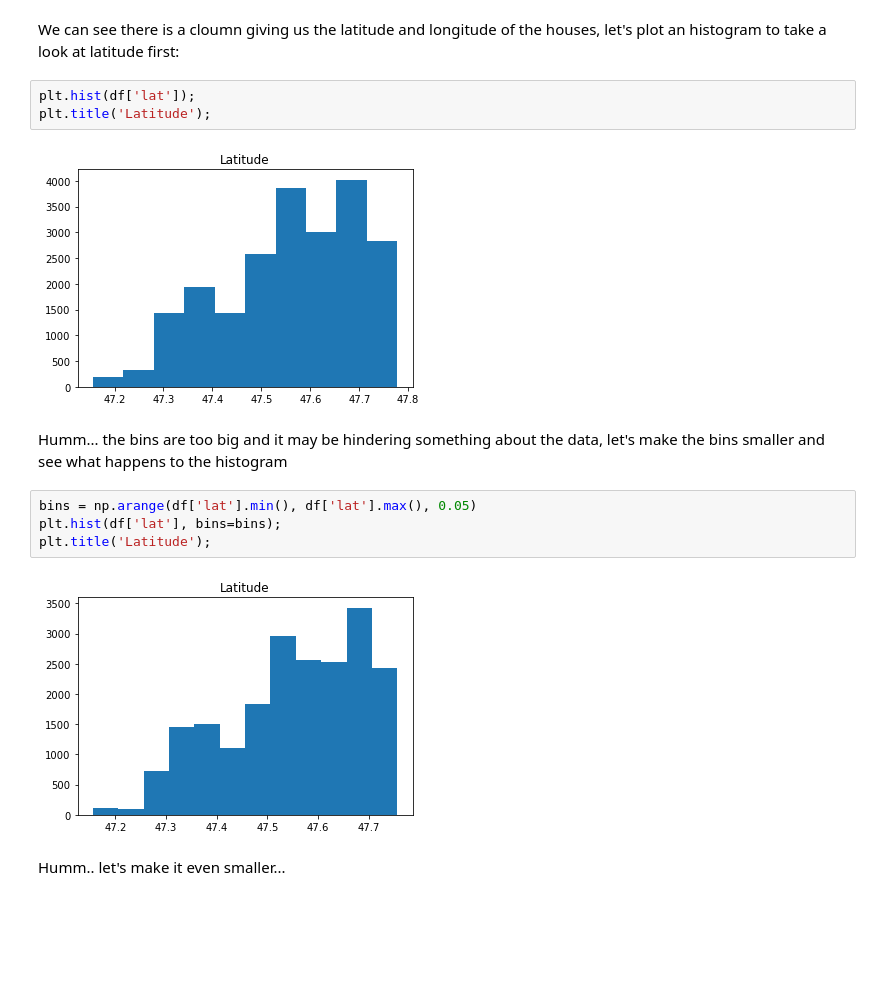
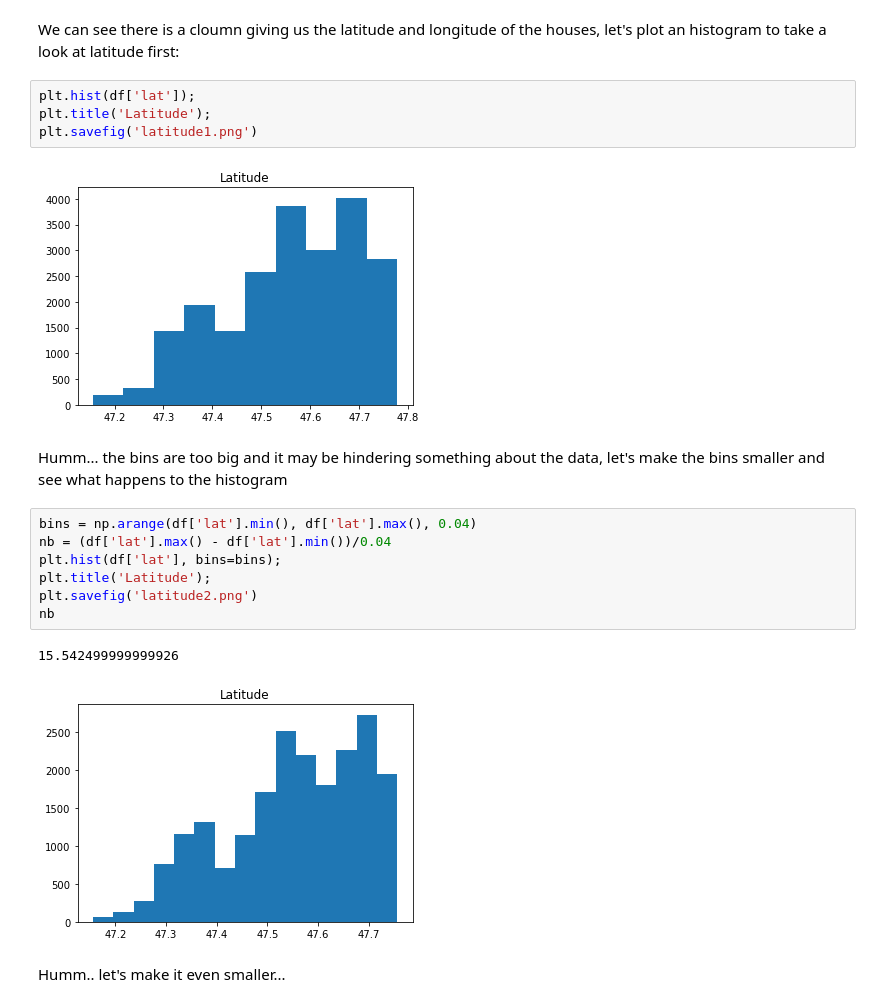
Before and after one commit to gustavooliveir/House-sales-in-King-County, a Jupyter notebook: 1 - Region of most popular houses.ipynb, the cells around one changed output. Cells and saved outputs as stored; diff of their text form; blank space fills up the shorter version.

```diff
--- a/1 - Region of most popular houses.ipynb
+++ b/1 - Region of most popular houses.ipynb
@@ -28,16 +28,21 @@ We can see there is a cloumn giving us the latitude and longitude of the houses,
 # %%
 plt.hist(df['lat']);
 plt.title('Latitude');
+plt.savefig('latitude1.png')
 # %% [output]
 [figure]
 # %% [markdown]
 Humm... the bins are too big and it may be hindering something about the data, let's make the bins smaller and see what happens to the histogram
 # %%
-bins = np.arange(df['lat'].min(), df['lat'].max(), 0.05)
+bins = np.arange(df['lat'].min(), df['lat'].max(), 0.04)
+nb = (df['lat'].max() - df['lat'].min())/0.04
 plt.hist(df['lat'], bins=bins);
 plt.title('Latitude');
+plt.savefig('latitude2.png')
+nb
 # %% [output]
+15.542499999999926
-[figure, old version]
+[figure, new version]
 # %% [markdown]
 Humm.. let's make it even smaller...
 # %%
```
Also changed, not shown: parts of 12 cells of this notebook, 12 other files.
